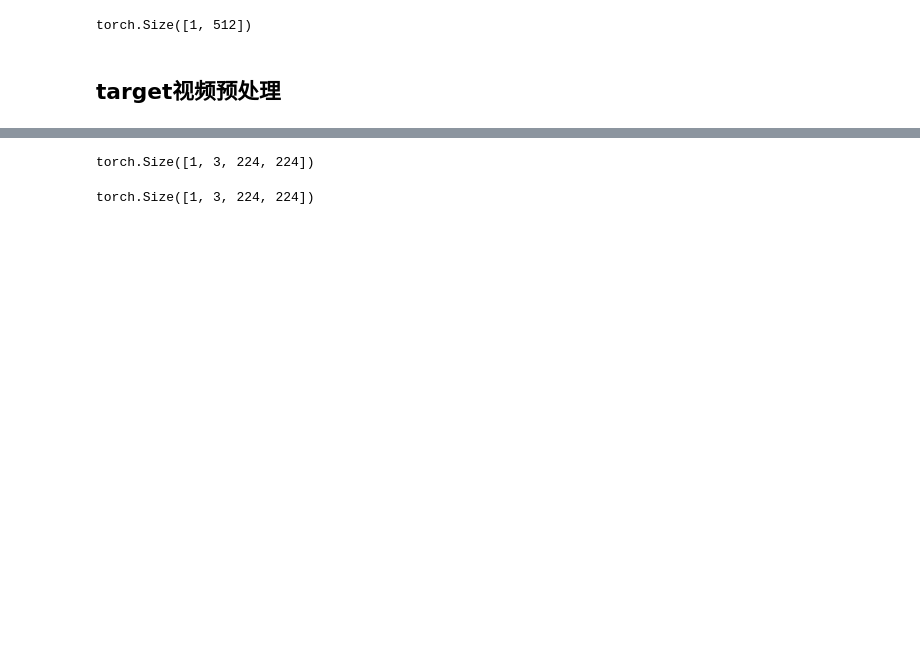
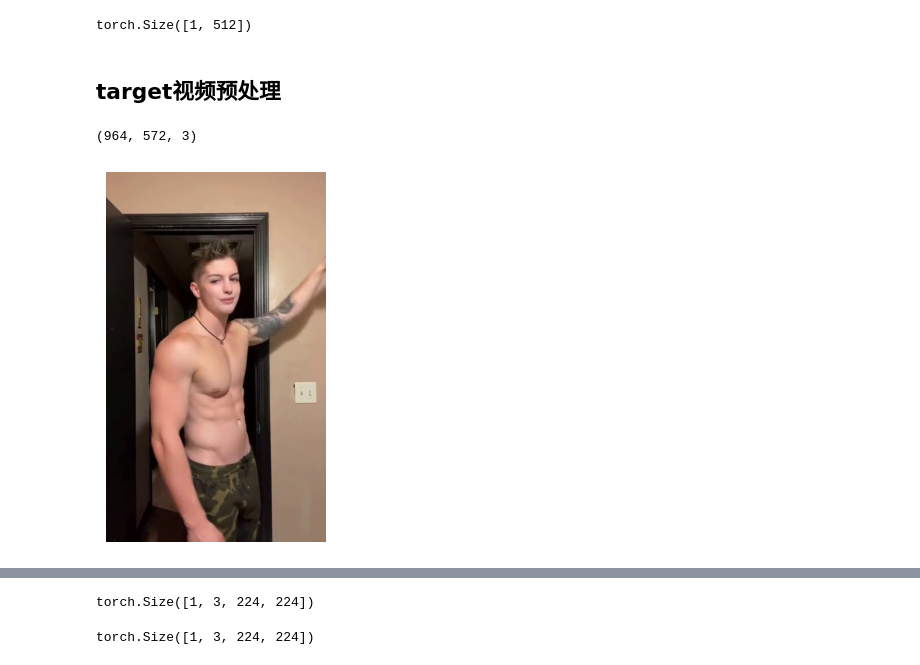
Before and after one commit to JethroChow/SimSwap, a Jupyter notebook: dev.ipynb, the cells around one changed output, grey strips where cells are left out. Saved outputs shown, nothing was run; the diff lists cells and outputs as text; code cells hidden in the pictures; blank space fills up the shorter version.

```diff
--- a/dev.ipynb
+++ b/dev.ipynb
@@ -140,5 +155,17 @@ target_video = cv2.VideoCapture(target_video_path)
 target_video.set(cv2.CAP_PROP_POS_FRAMES, 150)
 
 ret, frame = target_video.read()
+# %%
+frame.shape
+# %% [output]
+(964, 572, 3)
+# %%
+frame_rgb = cv2.cvtColor(frame, cv2.COLOR_BGR2RGB)
+
+plt.imshow(frame_rgb)
+plt.axis('off')
+plt.show()
+# %% [output]
+[figure, added]
 # %%
 target_detect_results = app.get(frame, crop_size)
```
Also changed, not shown: parts of 11 cells of this notebook, 1 other file.
